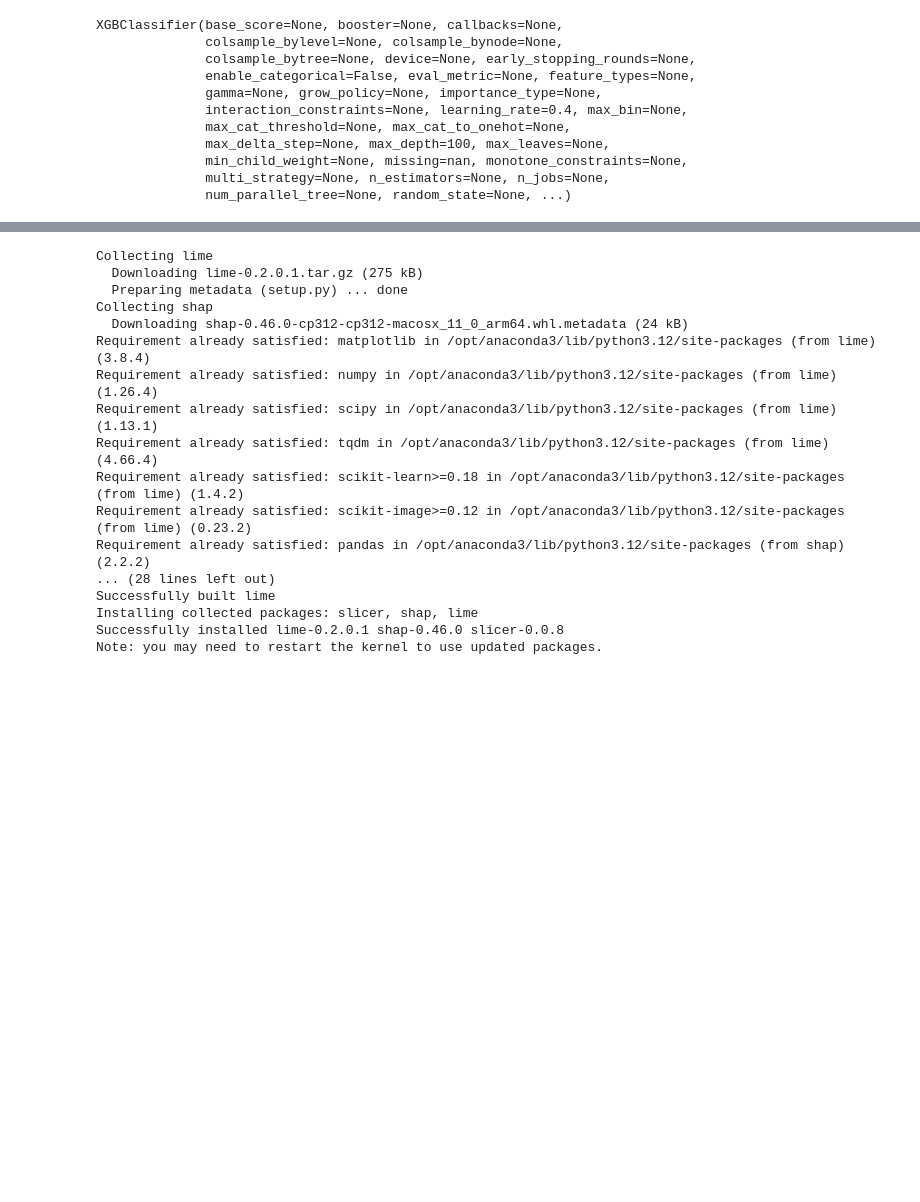
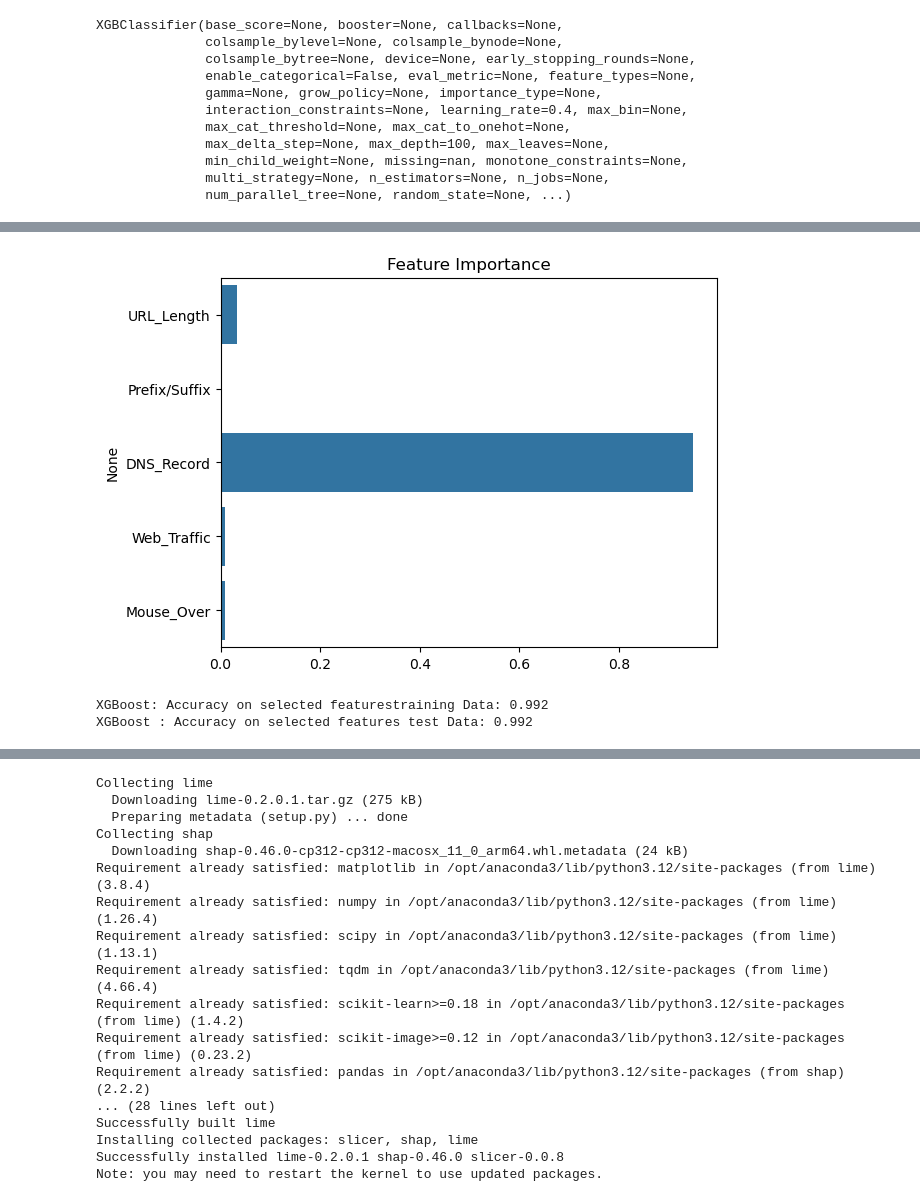
Before and after one commit to reggi49/boosting-phishing-detection, a Jupyter notebook: alhamdulillah.ipynb, the cells around one changed output, grey strips where cells are left out. Saved outputs shown, nothing was run; the diff lists cells and outputs as text; code cells hidden in the pictures; blank space fills up the shorter version.

```diff
--- a/alhamdulillah.ipynb
+++ b/alhamdulillah.ipynb
@@ -283,0 +320,50 @@ XGBClassifier(base_score=None, booster=None, callbacks=None,
+# %%
+feature_importances = xgb_model.feature_importances_
+sns.barplot(x=feature_importances, y=selected_features)
+plt.title('Feature Importance')
+plt.show()
+# %% [output]
+[figure, added]
+# %%
+# Misalkan Anda memilih fitur dengan IG > 0.1
+selected_features = ['DNS_Record', 'URL_Length', 'Mouse_Over', 'Web_Traffic', 'URL_Depth']
+
+# Buat subset data
+X_selected = X[selected_features]
+
+# Latih ulang model
+from sklearn.ensemble import RandomForestClassifier
+from sklearn.model_selection import train_test_split,cross_val_score
+from sklearn.metrics import accuracy_score, classification_report
+from xgboost import XGBClassifier
+
+X_train, X_test, y_train, y_test = train_test_split(X_selected, y, test_size=0.2, random_state=12)
+#X_train.shape, X_test.shape
+
+# Creating holders to store the model performance results
+ML_Model = []
+acc_train = []
+acc_test = []
+
+#function to call for storing the results
+def storeResults(model, a,b):
+  ML_Model.append(model)
+  acc_train.append(round(a, 3))
+  acc_test.append(round(b, 3))
+
+# instantiate the model
+xgb = XGBClassifier(learning_rate=0.4,max_depth=100)
+#fit the model
+xgb.fit(X_train, y_train)
+
+y_test_xgb = xgb.predict(X_test)
+y_train_xgb = xgb.predict(X_train)
+
+acc_train_xgb = accuracy_score(y_train,y_train_xgb)
+acc_test_xgb = accuracy_score(y_test,y_test_xgb)
+
+print("XGBoost: Accuracy on selected featurestraining Data: {:.3f}".format(acc_train_xgb))
+print("XGBoost : Accuracy on selected features test Data: {:.3f}".format(acc_test_xgb))
+# %% [output]
+XGBoost: Accuracy on selected featurestraining Data: 0.992
+XGBoost : Accuracy on selected features test Data: 0.992
```
Also changed, not shown: parts of 14 cells of this notebook.
